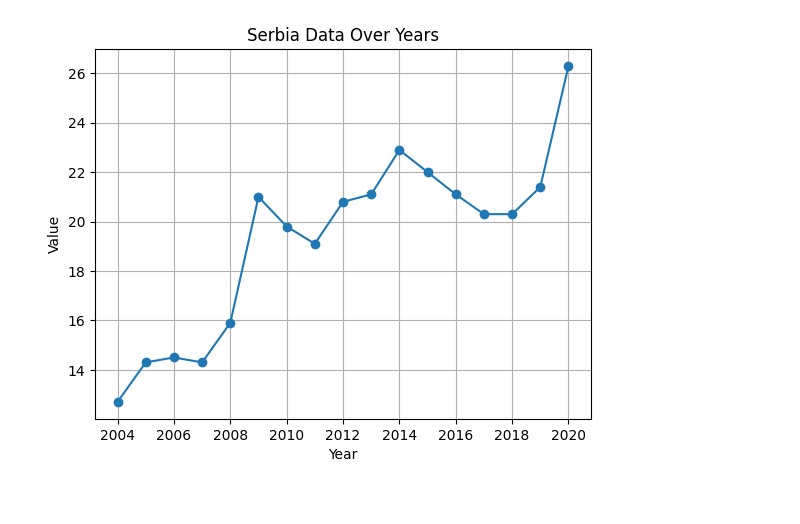
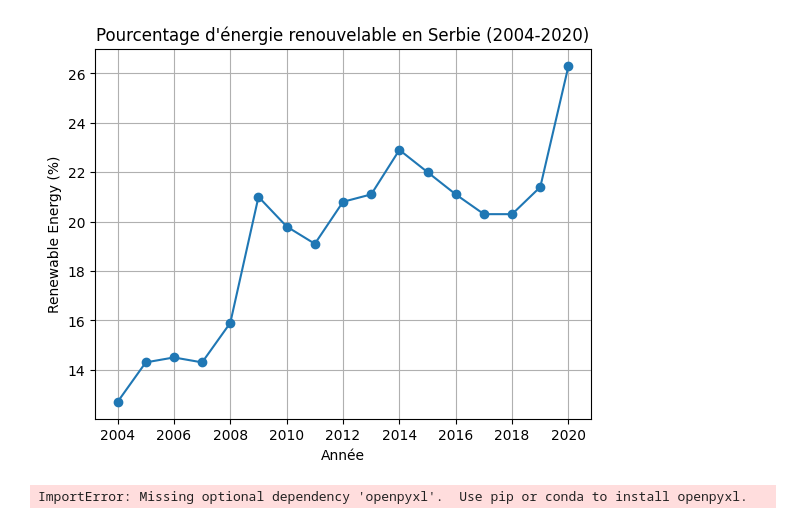
Before and after one commit to asow1802/miashs2026, a Jupyter notebook: MQME2026_SEMESTRE2/Méthodes de prévision/DM2.ipynb, the cells around one changed output. Saved outputs shown, nothing was run; the diff lists cells and outputs as text; code cells hidden in the pictures.

```diff
--- a/MQME2026_SEMESTRE2/Méthodes de prévision/DM2.ipynb
+++ b/MQME2026_SEMESTRE2/Méthodes de prévision/DM2.ipynb
@@ -4,17 +4,24 @@ import matplotlib.pyplot as plt
 # %%
 serbia = [12.7, 14.3, 14.5, 14.3, 15.9, 21.0, 19.8, 19.1, 20.8, 21.1, 22.9, 22.0, 21.1, 20.3, 20.3, 21.4, 26.3]
 years = list(range(2004, 2021))
 
 data = pd.DataFrame({'Year': years, 'Serbia': serbia})
 #data.to_csv('serbia.csv', index=False)
 #data.to_excel('serbia.xlsx', index=False)
 
 data.head()
 plt.plot(data['Year'], data['Serbia'], marker='o')
-plt.title('Serbia Data Over Years')
-plt.xlabel('Year')
-plt.ylabel('Value')
+plt.title('Pourcentage d\'énergie renouvelable en Serbie (2004-2020)')
+plt.xlabel('Année')
+plt.ylabel('Renewable Energy (%)')
 plt.grid()
 plt.show()
 # %% [output]
-[figure, old version]
+[figure, new version]
+# %%
+
+from pandas import read_excel
+
+data = read_excel("BJ.xlsx")
+# %% [output]
+ImportError: Missing optional dependency 'openpyxl'.  Use pip or conda to install openpyxl.
```
Also changed, not shown: 38 other files.
